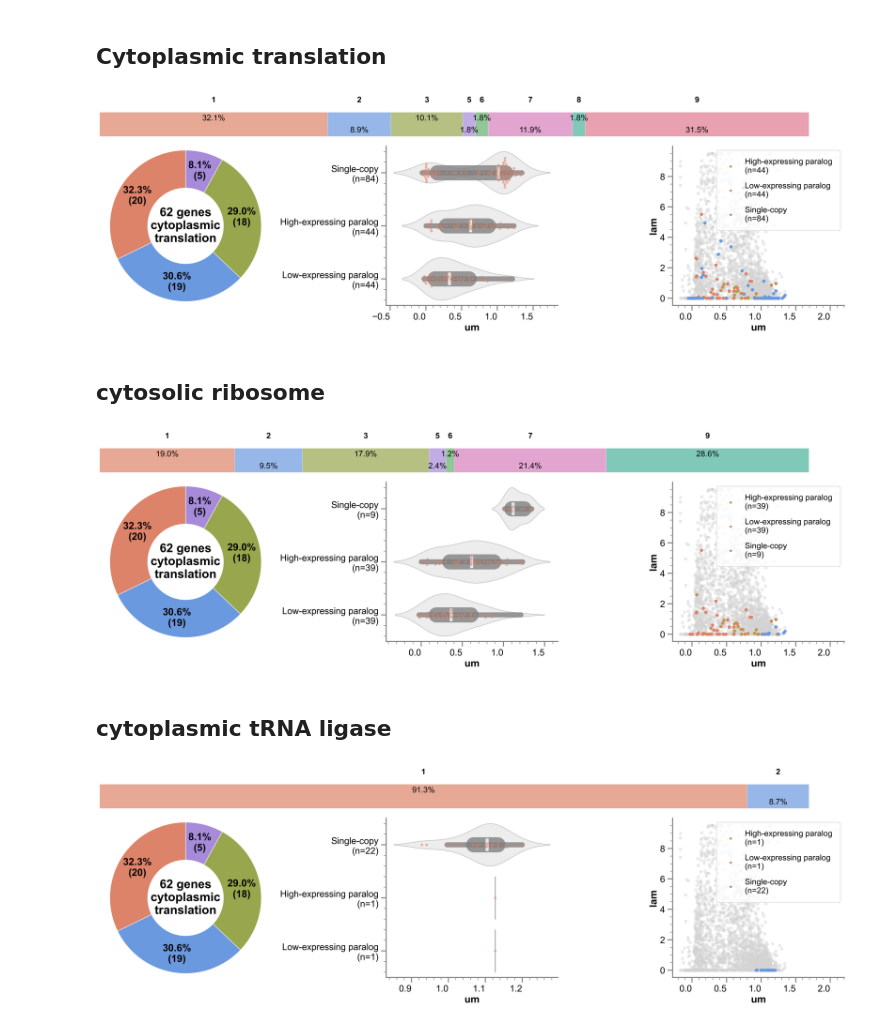
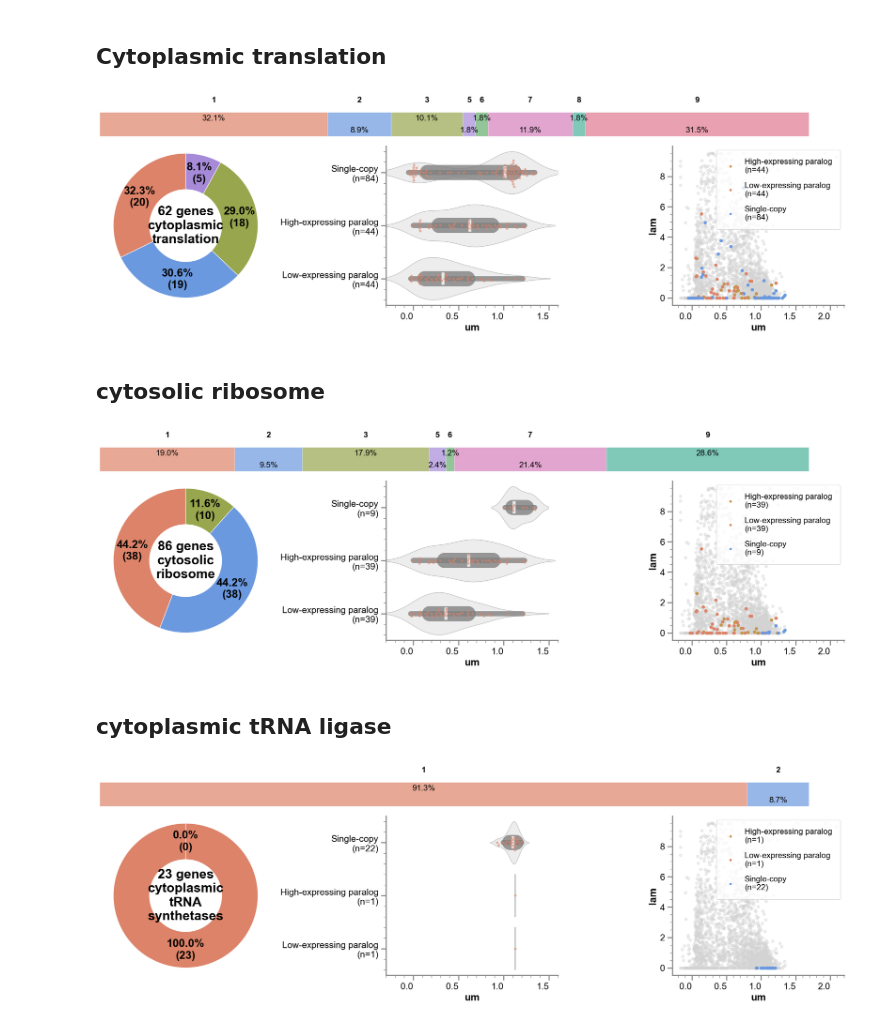
Before and after one commit to DIT-HAP/DIT_HAP_pipeline, a Jupyter notebook: workflow/notebooks/further_analysis_based_on_enrichment.ipynb, the cells around one changed output. Cells and saved outputs as stored; diff of their text form; code cells hidden in the pictures.

Commit message:
feat(enrichment result analysis): use paralog and gene expression to interpret enrichment results

```diff
--- a/workflow/notebooks/further_analysis_based_on_enrichment.ipynb
+++ b/workflow/notebooks/further_analysis_based_on_enrichment.ipynb
@@ -95,7 +96,10 @@ def given_subset_analysis(
     cluster_column: str,
     genes: list[str],
     gene_column: str,
-    feature_column: str
+    feature_column: str,
+    donut_title: str,
+    donut_size: dict[str, int],
+    save: bool = False
 ):
     # Subset the cluster data for the given genes
     subset_cluster_data = cluster_data_df.query(f"{gene_column} in @genes").copy()
@@ -110,7 +114,7 @@ def given_subset_analysis(
     concat_subunits = pd.concat([single_copy_subunits, high_expressing_subunits, low_expressing_subunits])
 
     # Plotting
-    fig, axes = plt.subplot_mosaic([['A', 'A', 'A'], ['B', 'C', 'D']], height_ratios=[1,6], width_ratios=[1,1,1], figsize=(AX_WIDTH*3, AX_HEIGHT+1))
+    fig, axes = plt.subplot_mosaic([['A','A', 'A'], ['B', 'C', 'D']], height_ratios=[1,6], width_ratios=[1,1,1], figsize=(AX_WIDTH*3, AX_HEIGHT+1))
 
     # Distribution bar plot
     distribution_bar_for_given_genes(
@@ -122,23 +126,21 @@ def given_subset_analysis(
         title="Distribution of Selected Genes Across Clusters"
     )
 
-    sizes = [20, 19, 18, 62 - 20 - 19 - 18]
-    labels = ['Cytoplasmic\naminoacyl-tRNA\nligase', 'translation initiation factor', 'ribosomal\nprotein', 'Others']
-    donut_center_text = "cytoplasmic\ntranslation"
-
     donut_chart(
-        sizes,
-        labels,
-        COLORS[:len(sizes)],
-        center_text=donut_center_text,
+        list(donut_size.values()),
+        list(donut_size.keys()),
+        COLORS[:len(donut_size)],
+        center_text=donut_title,
         ax=axes['B']
     )
+
 
     sns.swarmplot(x=feature_column, y="Paralog_type", data=concat_subunits, ax=axes['C'], alpha=0.6)
     sns.violinplot(x=feature_column, y="Paralog_type", data=concat_subunits, color="lightgray", alpha=0.4, ax=axes['C'], density_norm="width", inner_kws={"linewidth": 1, "box_width": 30, "color":"gray", "alpha":0.8})
     axes['C'].tick_params(axis='both')
     axes['C'].set_xlabel(feature_column)
     axes['C'].set_ylabel("")
+    axes['C'].set_xlim(-0.3, 1.6)
 
     x_all = cluster_results_with_gene_features["um"]
     y_all = cluster_results_with_gene_features["lam"]
@@ -151,50 +153,76 @@ def given_subset_analysis(
     axes['D'].legend(loc='upper right')
     axes['D'].set_xlabel("um")
     axes['D'].set_ylabel("lam")
-
-    plt.show()
-    plt.close()
+    if save:
+        return fig
+    else:
+        plt.show()
+        plt.close()
 # %% [markdown]
 ## Cytoplasmic translation
 # %%
 cytoplasmic_tranlsation_pop_items = cfg.go_enrichment_results.query("namespace == 'BP' and term == 'cytoplasmic translation'")["pop_items"].iloc[0]
 covered_cytoplasmic_tranlsation_genes = cytoplasmic_tranlsation_pop_items.split(",")
 # %%
+donut_center_text = "cytoplasmic\ntranslation"
+cytoplasmic_translation_donut_size = {
+    'Cytoplasmic\naminoacyl-tRNA\nligase': 20,
+    'Translation\ninitiation\nfactor': 19,
+    'Ribosomal\nprotein': 18,
+    'Others': 62 - 20 - 19 - 18
+}
+
 given_subset_analysis(
     cluster_results_with_gene_features,
     cfg.cluster_column,
     covered_cytoplasmic_tranlsation_genes,
     "Name",
-    "um"
+    "um",
+    donut_center_text,
+    cytoplasmic_translation_donut_size
 )
 # %% [output]
-[figure, old version]
+[figure, new version]
 # %% [markdown]
 ## cytosolic ribosome
 # %%
 cytosolic_ribosome_genes = "gcn20,rlp7,rpl101,rpl102,rpl13,rpl14,rpl15,rpl1502,rpl1603,rpl1701,rpl1702,rpl1801,rpl1901,rpl2001,rpl2101,rpl2102,rpl2301,rpl2302,rpl2401,rpl2402,rpl2501,rpl2502,rpl2701,rpl2802,rpl29,rpl3002,rpl3401,rpl3402,rpl35,rpl3601,rpl3602,rpl3703,rpl3801,rpl401,rpl4101,rpl502,rpl701,rpl702,rpl8,rpl901,rpp0,rpp101,rpp102,rpp103,rpp201,rpp202,rps1001,rps1002,rps101,rps102,rps1101,rps1102,rps1201,rps1202,rps13,rps1501,rps1601,rps1602,rps1701,rps1702,rps1801,rps1802,rps1901,rps1902,rps2,rps2201,rps2202,rps2501,rps2502,rps2602,rps2801,rps2802,rps29,rps3,rps3002,rps401,rps402,rps403,rps5,rps502,rps601,rps602,rps801,rps902,ubi2,ubi3"
 cytosolic_ribosome_genes = cytosolic_ribosome_genes.split(",")
 # remove rpl29 and gcn20 due to their special expression patterns
+cytosolic_ribosome_donut_size = {
+    'Large\nsubunit\nproteins': len([ gene for gene in cytosolic_ribosome_genes if gene.startswith('rpl') ]),
+    'Small\nsubunit\nproteins': len([ gene for gene in cytosolic_ribosome_genes if gene.startswith('rps') ]),
+    'Others': len(cytosolic_ribosome_genes) - len([ gene for gene in cytosolic_ribosome_genes if gene.startswith('rpl') ]) - len([ gene for gene in cytosolic_ribosome_genes if gene.startswith('rps') ])
+}
+
 filtered_cytosolic_ribosome_genes = [gene for gene in cytosolic_ribosome_genes if gene not in ['rpl29', 'gcn20']]
 given_subset_analysis(
     cluster_results_with_gene_features,
     cfg.cluster_column,
     filtered_cytosolic_ribosome_genes,
     "Name",
-    "um"
+    "um",
+    "cytosolic\nribosome",
+    cytosolic_ribosome_donut_size
 )
 # %% [output]
-[figure, old version]
+[figure, new version]
 # %% [markdown]
 ## cytoplasmic tRNA ligase
 # %%
 cyto_tRNA_synthetases = ["nrs1","drs1","gus1","qrs1","irs1","lrs1","krs1","rar1","frs2","frs1","prs1","srs1","trs1","erf1","sup35","wrs1","vrs1","rli1","ala1","msr1","SPAC29E6.06c","grs1","hrs1"]
+cyto_tRNA_synthetases_donut_size = {
+    'Aminoacyl-tRNA\nligases': len(cyto_tRNA_synthetases),
+    'Others': 0
+}
 given_subset_analysis(
     cluster_results_with_gene_features,
     cfg.cluster_column,
     cyto_tRNA_synthetases,
     "Name",
-    "um"
+    "um",
+    "cytoplasmic\ntRNA\nsynthetases",
+    cyto_tRNA_synthetases_donut_size
 )
 # %% [output]
-[figure, old version]
+[figure, new version]
```
Also changed, not shown: parts of 6 cells of this notebook.
